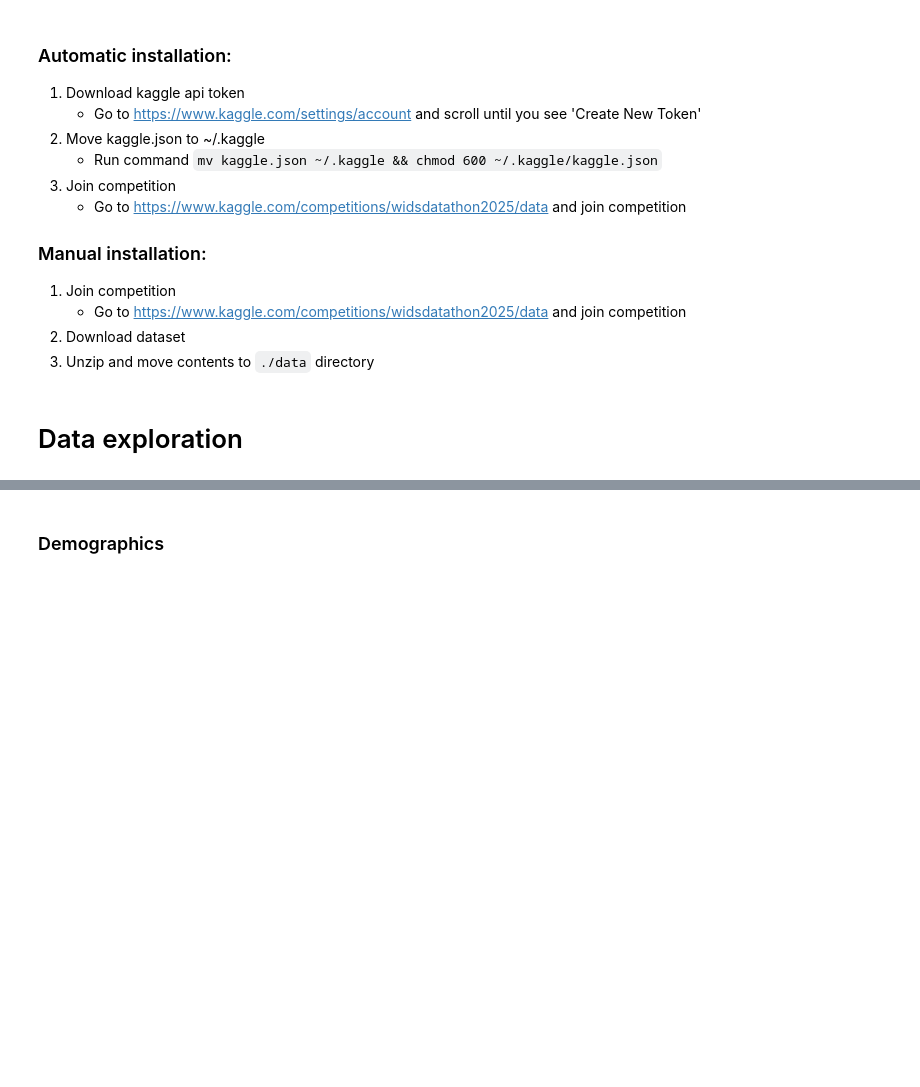
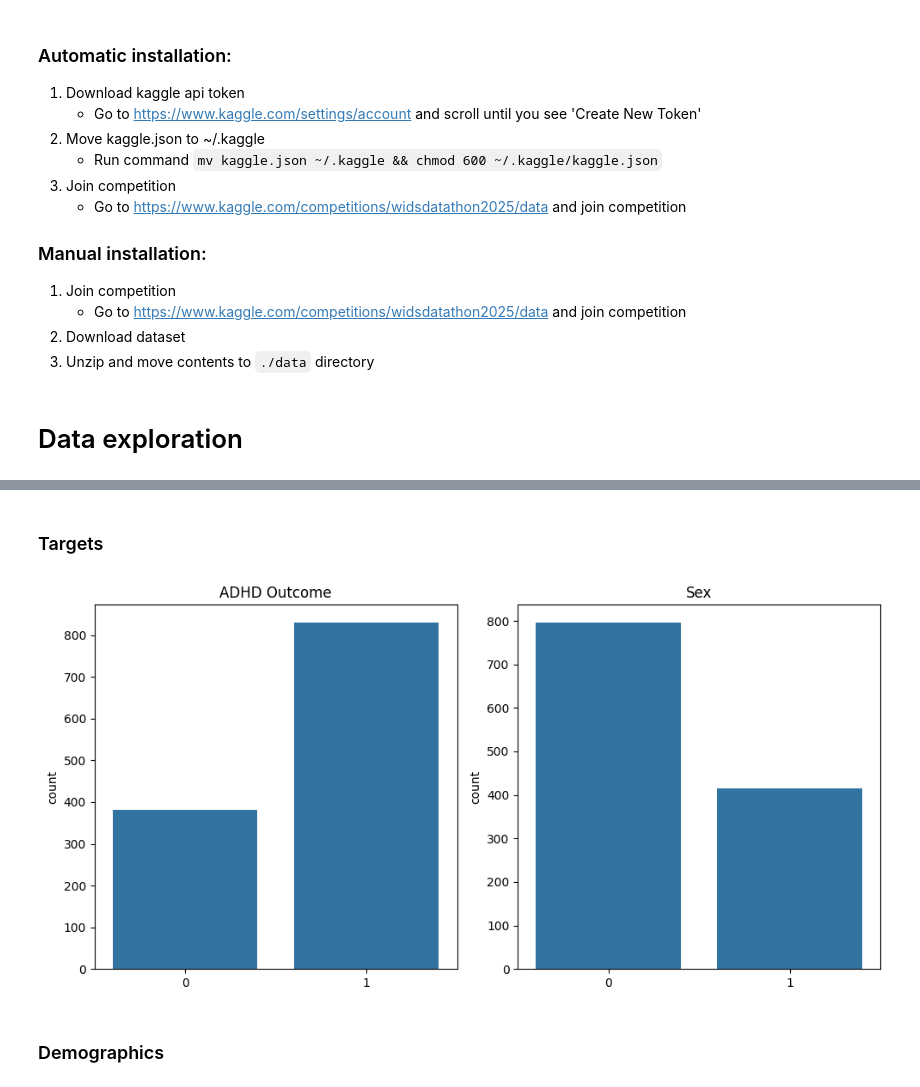
Before and after one commit to wendycarv/adhdDiagnosis, a Jupyter notebook: notebook.ipynb, the cells around one changed output, grey strips where cells are left out. Cells and saved outputs as stored; diff of their text form; code cells hidden in the pictures; blank space fills up the shorter version.

Commit message:
added target labels and plots

```diff
--- a/notebook.ipynb
+++ b/notebook.ipynb
@@ -46,6 +46,7 @@ TRAIN_DIR = DATA_DIR + '/TRAIN_NEW'
 categorical_df = pd.read_excel(TRAIN_DIR + '/TRAIN_CATEGORICAL_METADATA_new.xlsx')
 quantitative_df = pd.read_excel(TRAIN_DIR + '/TRAIN_QUANTITATIVE_METADATA_new.xlsx')
 connectome_df = pd.read_csv(TRAIN_DIR + '/TRAIN_FUNCTIONAL_CONNECTOME_MATRICES_new_36P_Pearson.csv')
+solutions_df = pd.read_excel(TRAIN_DIR + '/TRAINING_SOLUTIONS.xlsx')
 
 with open("categorical_labels.json", "r") as file:
     categorical_labels = json.load(file)
@@ -55,3 +72,26 @@ categorical_labels = {category: {int(key): label for key, label in mapping.items
+# %% [markdown]
+### Targets
+# %%
+fig, axes = plt.subplots(1, 2, figsize=(10, 5))
+axes = iter(axes)
+
+ax = next(axes)
+ax.set_title("ADHD Outcome")
+sns.countplot(x='ADHD_Outcome', data=solutions_df, ax=ax)
+labels = categorical_labels['ADHD_Outcome'].values()
+ax.set_xticks(range(len(labels)), labels)
+ax.set_xlabel(None)
+
+ax = next(axes)
+ax.set_title("Sex")
+sns.countplot(x='Sex_F', data=solutions_df, ax=ax)
+labels = categorical_labels['Sex_F'].values()
+ax.set_xticks(range(len(labels)), labels)
+ax.set_xlabel(None)
+
+fig.tight_layout()
+# %% [output]
+[figure, added]
 # %% [markdown]
 ### Demographics
 # %%
```
Also changed, not shown: parts of 1 cell of this notebook, 1 other file.
